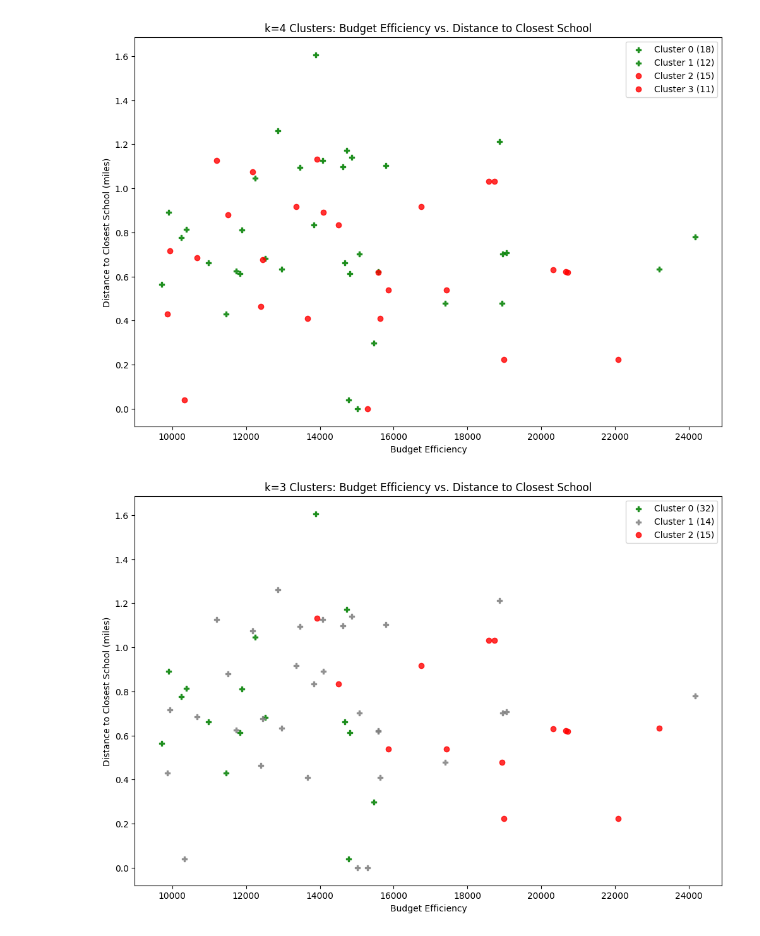
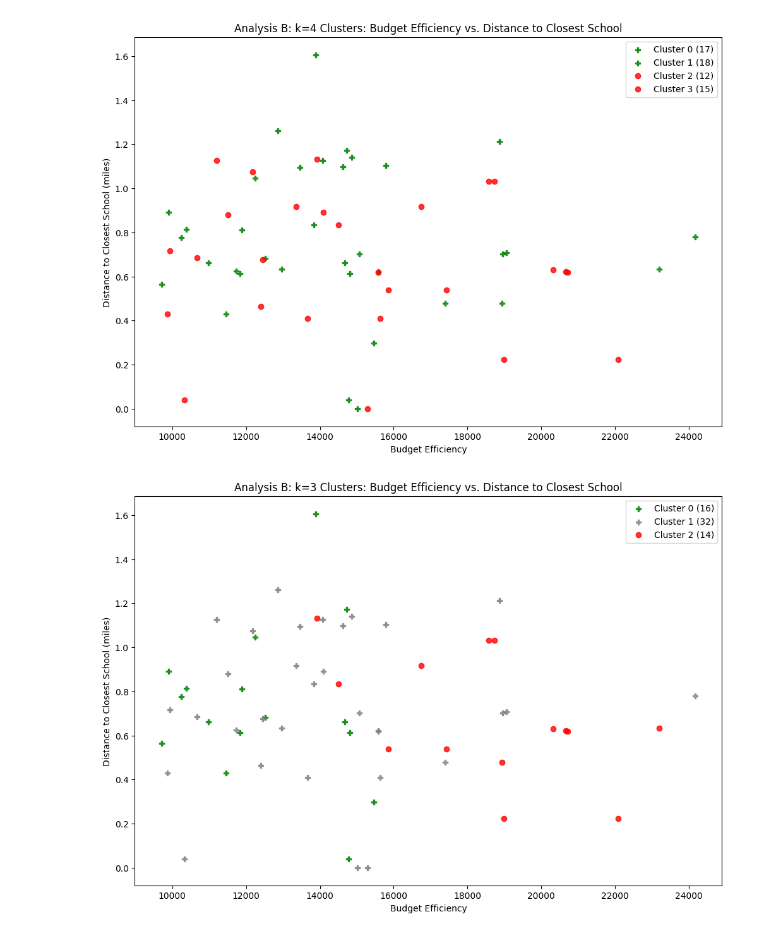
Before and after one commit to chrislydick/sps-budget-analysis, a Jupyter notebook: elementary_school_data_extract.ipynb, the cells around one changed output. Drawn from its saved outputs; the diff is of its cells as text; code cells hidden in the pictures.

```diff
--- a/elementary_school_data_extract.ipynb
+++ b/elementary_school_data_extract.ipynb
@@ -789,77 +762,84 @@ plt.show()
 # %%
-# Creating a DataFrame
-df = pd.DataFrame(scatter_2023_4)
+########################################################################################
+### K=4 Clusters B Analysis Plot
+########################################################################################
+
+df = pd.DataFrame(scatter_2023_4b)
 
 # Function to add jitter
 def add_jitter(arr, scale=0.01):
     return arr + np.random.randn(len(arr)) * scale
 
 
-cluster_0_size = scatter_2023_4[scatter_2023_4['Cluster_4b']==0].shape[0]
-cluster_1_size = scatter_2023_4[scatter_2023_4['Cluster_4b']==1].shape[0]
-cluster_2_size = scatter_2023_4[scatter_2023_4['Cluster_4b']==2].shape[0]
-cluster_3_size = scatter_2023_4[scatter_2023_4['Cluster_4b']==3].shape[0]
+cluster_0_size = scatter_2023_4b[scatter_2023_4b['Cluster_4b']==0].shape[0]
+cluster_1_size = scatter_2023_4b[scatter_2023_4b['Cluster_4b']==1].shape[0]
+cluster_2_size = scatter_2023_4b[scatter_2023_4b['Cluster_4b']==2].shape[0]
+cluster_3_size = scatter_2023_4b[scatter_2023_4b['Cluster_4b']==3].shape[0]
 
 
 
 
 labels = [
-          f'Cluster 0 ({cluster_1_size})',
-          f'Cluster 1 ({cluster_2_size})',
-          f'Cluster 2 ({cluster_3_size})',
-            f'Cluster 3 ({cluster_4_size})',
+          f'Cluster 0 ({cluster_0_size})',
+          f'Cluster 1 ({cluster_1_size})',
+          f'Cluster 2 ({cluster_2_size})',
+            f'Cluster 3 ({cluster_3_size})',
           ]
 colors = ['green', 'green', 'red', 'red']
 
 
 # Plotting the k=6 clusters with enhancements
 plt.figure(figsize=(12, 8))
 
 # Marker styles
 markers = ['P', 'P', 'o', 'o']
 
 for cluster in range(4):
     cluster_data = df[df['Cluster_4b'] == cluster]
     plt.scatter(
         cluster_data['Budget Efficiency'], #add_jitter(cluster_data['Budget Efficiency'], 100),
         cluster_data['Distance to Closest School (miles)'], #add_jitter(cluster_data['Distance to Closest School (miles)'], 0.01),
         color=colors[cluster],
         marker=markers[cluster],
         label=labels[cluster],
         alpha=0.8
 
     )
 
 # Adding labels and title
-plt.title('k=4 Clusters: Budget Efficiency vs. Distance to Closest School')
+plt.title('Analysis B: k=4 Clusters: Budget Efficiency vs. Distance to Closest School')
 plt.xlabel('Budget Efficiency')
 plt.ylabel('Distance to Closest School (miles)')
 
 # Creating a legend
 plt.legend()
 
 plt.show()
 # %% [output]
-[figure, old version]
+[figure, new version]
 # %%
-# Creating a DataFrame
-df = pd.DataFrame(scatter_2023_3)
+
+########################################################################################
+### K=3 Clusters B Analysis Plot
+########################################################################################
+
+df = pd.DataFrame(scatter_2023_3b)
 
 # Function to add jitter
 def add_jitter(arr, scale=0.01):
     return arr + np.random.randn(len(arr)) * scale
 
 
-cluster_0_size = scatter_2023_3[scatter_2023_3['Cluster_3b']==0].shape[0]
-cluster_1_size = scatter_2023_3[scatter_2023_3['Cluster_3b']==1].shape[0]
-cluster_2_size = scatter_2023_3[scatter_2023_3['Cluster_3b']==2].shape[0]
+cluster_0_size = scatter_2023_3b[scatter_2023_3b['Cluster_3b']==0].shape[0]
+cluster_1_size = scatter_2023_3b[scatter_2023_3b['Cluster_3b']==1].shape[0]
+cluster_2_size = scatter_2023_3b[scatter_2023_3b['Cluster_3b']==2].shape[0]
 
 
 
 labels = [
-          f'Cluster 0 ({cluster_1_size})',
-          f'Cluster 1 ({cluster_2_size})',
-          f'Cluster 2 ({cluster_3_size})'
+          f'Cluster 0 ({cluster_0_size})',
+          f'Cluster 1 ({cluster_1_size})',
+          f'Cluster 2 ({cluster_2_size})'
         ]
 colors = ['green', 'gray', 'red']
 
@@ -883,7 +863,7 @@ for cluster in range(3):
     )
 
 # Adding labels and title
-plt.title('k=3 Clusters: Budget Efficiency vs. Distance to Closest School')
+plt.title('Analysis B: k=3 Clusters: Budget Efficiency vs. Distance to Closest School')
 plt.xlabel('Budget Efficiency')
 plt.ylabel('Distance to Closest School (miles)')
 
@@ -892,7 +872,7 @@ plt.legend()
 
 plt.show()
 # %% [output]
-[figure, old version]
+[figure, new version]
 # %%
 print('List of Schools in k-means k=3 and k=4 identified at risk of closure')
 for i in data.query('(Cluster_3b == 2) and (Cluster_4b in (2,3))')['School'].unique().tolist():
```
Also changed, not shown: parts of 21 cells of this notebook.
